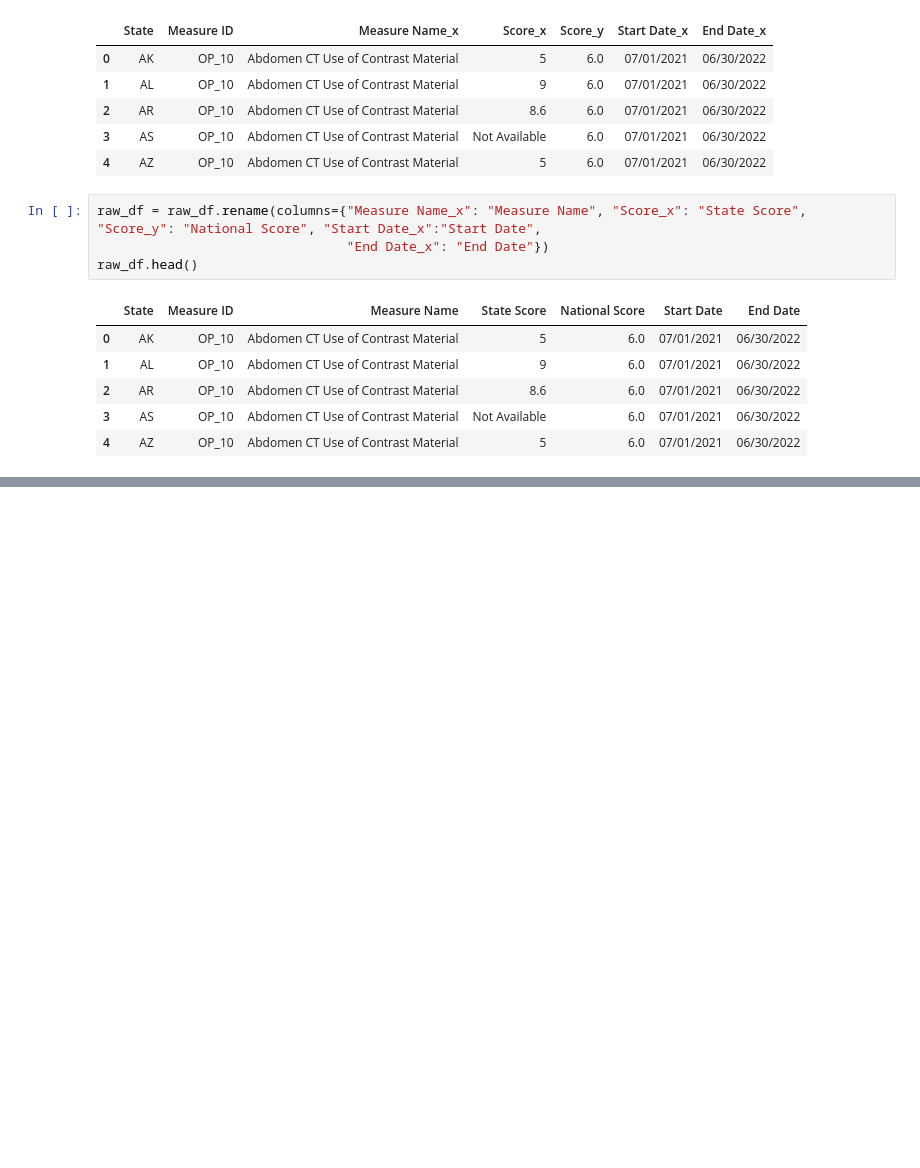
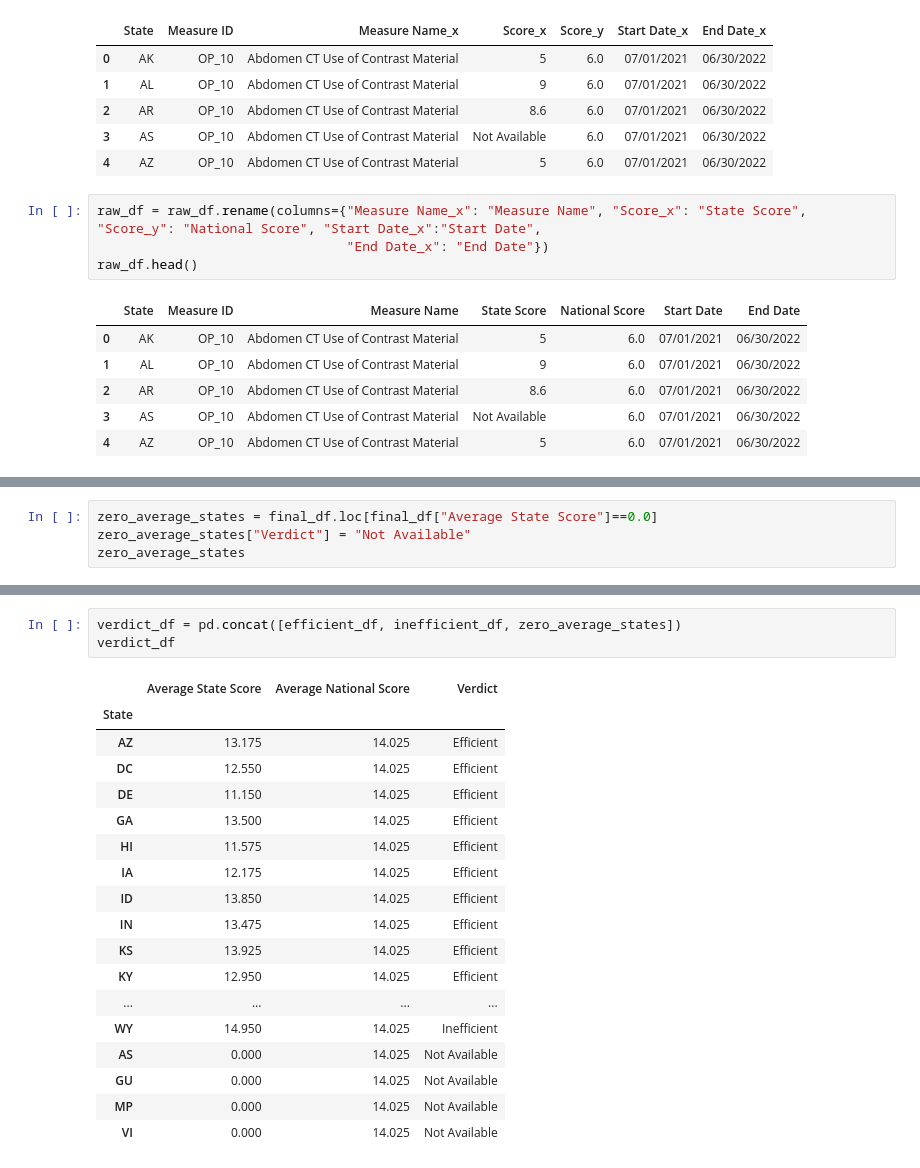
Before and after one commit to vinayvattipally-22/project-1_Group-5, a Jupyter notebook: imaging_cleaned.ipynb, the cells around one changed output, grey strips where cells are left out. Saved outputs shown, nothing was run; the diff lists cells and outputs as text; blank space fills up the shorter version.

```diff
--- a/imaging_cleaned.ipynb
+++ b/imaging_cleaned.ipynb
@@ -70,0 +206,4 @@ raw_df
+# %%
+zero_average_states = final_df.loc[final_df["Average State Score"]==0.0]
+zero_average_states["Verdict"] = "Not Available"
+zero_average_states
@@ -70,0 +222,22 @@ raw_df
+# %%
+verdict_df = pd.concat([efficient_df, inefficient_df, zero_average_states])
+verdict_df
+# %% [output]
+|  | Average State Score | Average National Score | Verdict |
+| State |  |  |  |
+| AZ | 13.175 | 14.025 | Efficient |
+| DC | 12.550 | 14.025 | Efficient |
+| DE | 11.150 | 14.025 | Efficient |
+| GA | 13.500 | 14.025 | Efficient |
+| HI | 11.575 | 14.025 | Efficient |
+| IA | 12.175 | 14.025 | Efficient |
+| ID | 13.850 | 14.025 | Efficient |
+| IN | 13.475 | 14.025 | Efficient |
+| KS | 13.925 | 14.025 | Efficient |
+| KY | 12.950 | 14.025 | Efficient |
+| ... | ... | ... | ... |
+| WY | 14.950 | 14.025 | Inefficient |
+| AS | 0.000 | 14.025 | Not Available |
+| GU | 0.000 | 14.025 | Not Available |
+| MP | 0.000 | 14.025 | Not Available |
+| VI | 0.000 | 14.025 | Not Available |
```
Also changed, not shown: parts of 10 cells of this notebook.
